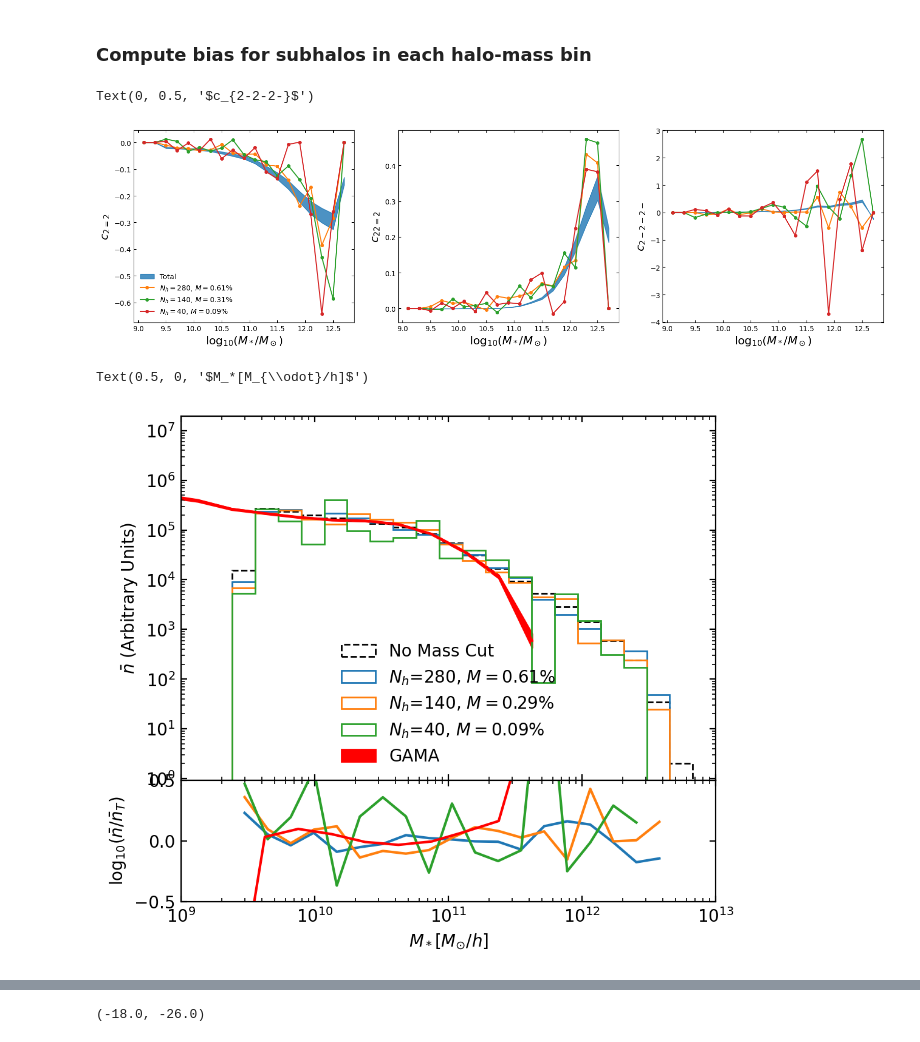
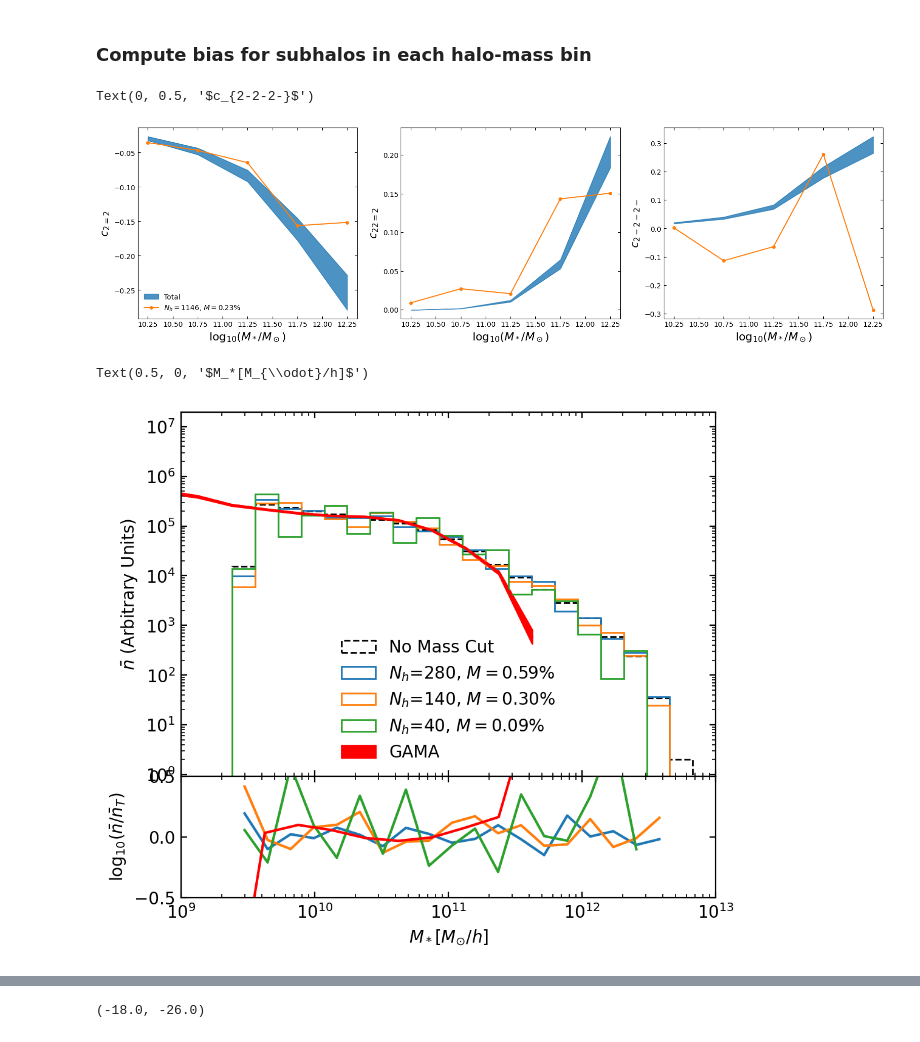
Before and after one commit to fgmaion/MTNG-resims, a Jupyter notebook: Notebooks/estimate_halo_number.ipynb, the cells around one changed output, grey strips where cells are left out. Cells and saved outputs as stored; diff of their text form; code cells hidden in the pictures.

```diff
--- a/estimate_halo_number.ipynb
+++ b/Notebooks/estimate_halo_number.ipynb
@@ -33,7 +33,7 @@ splitter = utils.split_halos(sim)
 mass_edges=np.array([[11,11.2],[11.2,11.4],[11.4,11.6],[11.6,11.8],[11.8,12],\
                      [12,12.2],[12.2,12.4],[12.4,12.6],[12.6,12.8],[12.8,13],\
                      [13,13.2],[13.2,13.4],[13.4,13.6],[13.6,13.8],[13.8,14],\
-                     [14,14.2],[14.2,14.4],[14.4,14.6],[14.6,14.8],[14.8,15]])
+                     [14,14.2],[14.4,14.6],[14.6,14.8],[14.8,15]])
 
 # mass_edges=np.array([[13,13.2],[13.2,13.4],[13.8,14],\
 #                      [14,14.2],[14.2,14.4],[14.8,15]])
@@ -51,10 +46,10 @@ sel_total = splitter.subhalo_sel(mhalo_edges=np.array([[8,15]]), vmax_sel=False,
 # %%
-sels = ['14', '7', '2']
+sels = ['custom']
 
 sel = {}
-sel['14'] = splitter.subhalo_sel(mhalo_edges=mass_edges, vmax_sel=False, Nhalos=14)
-sel['7'] = splitter.subhalo_sel(mhalo_edges=mass_edges, vmax_sel=False, Nhalos=7)
-sel['2'] = splitter.subhalo_sel(mhalo_edges=mass_edges, vmax_sel=False, Nhalos=2)
+sel['custom'] = splitter.subhalo_sel(mhalo_edges=mass_edges, vmax_sel=False, Nhalos=Nhalos)
+# sel['25'] = splitter.subhalo_sel(mhalo_edges=mass_edges, vmax_sel=False, Nhalos=25)
+# sel['12'] = splitter.subhalo_sel(mhalo_edges=mass_edges, vmax_sel=False, Nhalos=12)
 # %% [markdown]
 ### Compute bias for subhalos in each halo-mass bin
 # %%
@@ -62,50 +57,49 @@ bias_total = splitter.bias_sm(sel_mask=sel_total, recompute=False)
 # %%
 bias = {}
 
-bias['14'] = splitter.bias_sm(sel_mask=sel['14'], recompute=False)
-bias['7']  = splitter.bias_sm(sel_mask=sel['7'], recompute=False)
-bias['2']  = splitter.bias_sm(sel_mask=sel['2'], recompute=False)
+for ns in range(len(sels)):
+    bias[sels[ns]] = splitter.bias_sm(sel_mask=sel[sels[ns]], recompute=False)
 # %%
-D = 0.2
-ms_edges = np.arange(9,13,D)
+D = 0.5
+ms_edges = np.arange(10,13,D)
 ms_centers = 0.5 * ( ms_edges[1:] + ms_edges[:-1] )
 # %%
 fig, ax = plt.subplots(1, 3, dpi=100, figsize=(19,5))
 ax[0].fill_between(ms_centers, 0.9*bias_total['bias'][:,1], 1.1*bias_total['bias'][:,1], color='C0', alpha=0.8, label='Total')
 
-ax[0].plot(ms_centers, bias['14']['bias'][:,1], ls='-', color='C1', marker='o', ms=4, label='$N_h=${:d}, $M={:.2f}\%$'.format(sel['14']['Nh'], 100*sel['14']['mh_tot']/sel_total['mh_tot']))
-ax[0].plot(ms_centers, bias['7']['bias'][:,1], ls='-', color='C2', marker='o', ms=4, label='$N_h=${:d}, $M={:.2f}\%$'.format(sel['7']['Nh'], 100*sel['7']['mh_tot']/sel_total['mh_tot']))
-ax[0].plot(ms_centers, bias['2']['bias'][:,1], ls='-', color='C3', marker='o', ms=4, label='$N_h=${:d}, $M={:.2f}\%$'.format(sel['2']['Nh'], 100*sel['2']['mh_tot']/sel_total['mh_tot']))
+for ns in range(len(sels)):
+    ax[0].plot(ms_centers, bias[sels[ns]]['bias'][:,1], ls='-', color='C'+str(ns+1), marker='o', ms=4,\
+               label='$N_h=${:d}, $M={:.2f}\%$'.format(sel[sels[ns]]['Nh'], 100*sel[sels[ns]]['mh_tot']/sel_total['mh_tot']))
 
 ax[0].set_xlabel('$\\log_{10}(M_*/M_\\odot)$', fontsize=16)
 ax[0].set_ylabel('$c_{2=2}$', fontsize=16)
 
 ax[0].legend(loc='lower left')
 
 #############################
 
 ax[1].fill_between(ms_centers, 0.9*bias_total['bias'][:,3], 1.1*bias_total['bias'][:,3], color='C0', alpha=0.8, label='Total')
 
-ax[1].plot(ms_centers, bias['14']['bias'][:,3], ls='-', color='C1', marker='o', ms=4, label='$N_h=${:d}, $M={:.2f}\%$'.format(sel['14']['Nh'], 100*sel['14']['mh_tot']/sel_total['mh_tot']))
-ax[1].plot(ms_centers, bias['7']['bias'][:,3], ls='-', color='C2', marker='o', ms=4, label='$N_h=${:d}, $M={:.2f}\%$'.format(sel['7']['Nh'], 100*sel['7']['mh_tot']/sel_total['mh_tot']))
-ax[1].plot(ms_centers, bias['2']['bias'][:,3], ls='-', color='C3', marker='o', ms=4, label='$N_h=${:d}, $M={:.2f}\%$'.format(sel['2']['Nh'], 100*sel['2']['mh_tot']/sel_total['mh_tot']))
+for ns in range(len(sels)):
+    ax[1].plot(ms_centers, bias[sels[ns]]['bias'][:,3], ls='-', color='C'+str(ns+1), marker='o', ms=4,\
+               label='$N_h=${:d}, $M={:.2f}\%$'.format(sel[sels[ns]]['Nh'], 100*sel[sels[ns]]['mh_tot']/sel_total['mh_tot']))
 
 ax[1].set_xlabel('$\\log_{10}(M_*/M_\\odot)$', fontsize=16)
 ax[1].set_ylabel('$c_{22=2}$', fontsize=16)
 
 #############################
 
 ax[2].fill_between(ms_centers, 0.9*bias_total['bias'][:,5], 1.1*bias_total['bias'][:,5], color='C0', alpha=0.8, label='Total')
 
-ax[2].plot(ms_centers, bias['14']['bias'][:,5], ls='-', color='C1', marker='o', ms=4, label='$N_h=${:d}, $M={:.2f}\%$'.format(sel['14']['Nh'], 100*sel['14']['mh_tot']/sel_total['mh_tot']))
-ax[2].plot(ms_centers, bias['7']['bias'][:,5], ls='-', color='C2', marker='o', ms=4, label='$N_h=${:d}, $M={:.2f}\%$'.format(sel['7']['Nh'], 100*sel['7']['mh_tot']/sel_total['mh_tot']))
-ax[2].plot(ms_centers, bias['2']['bias'][:,5], ls='-', color='C3', marker='o', ms=4, label='$N_h=${:d}, $M={:.2f}\%$'.format(sel['2']['Nh'], 100*sel['2']['mh_tot']/sel_total['mh_tot']))
+for ns in range(len(sels)):
+    ax[2].plot(ms_centers, bias[sels[ns]]['bias'][:,5], ls='-', color='C'+str(ns+1), marker='o', ms=4,\
+               label='$N_h=${:d}, $M={:.2f}\%$'.format(sel[sels[ns]]['Nh'], 100*sel[sels[ns]]['mh_tot']/sel_total['mh_tot']))
 
 ax[2].set_xlabel('$\\log_{10}(M_*/M_\\odot)$', fontsize=16)
 ax[2].set_ylabel('$c_{2-2-2-}$', fontsize=16)
 # %% [output]
 Text(0, 0.5, '$c_{2-2-2-}$')
-[figure, old version]
+[figure, new version]
 # %%
 nbins=30
 smf_total = splitter.stellar_mf(sel_mask=sel_total, nbins=nbins)
@@ -190,7 +184,7 @@ ax2.set_ylabel('$\log_{10}(\\bar{n}/\\bar{n}_T)$')
 ax2.set_xlabel('$M_*[M_{\odot}/h]$')
 # %% [output]
 Text(0.5, 0, '$M_*[M_{\\odot}/h]$')
-[figure, old version]
+[figure, new version]
 # %%
 sel = np.where( (sim.sub['LenType'][:,4]>200) & (np.sum(sim.sub['MassType'], axis=1)>1) )
 
```
Also changed, not shown: parts of 5 cells of this notebook, 1 other file.
